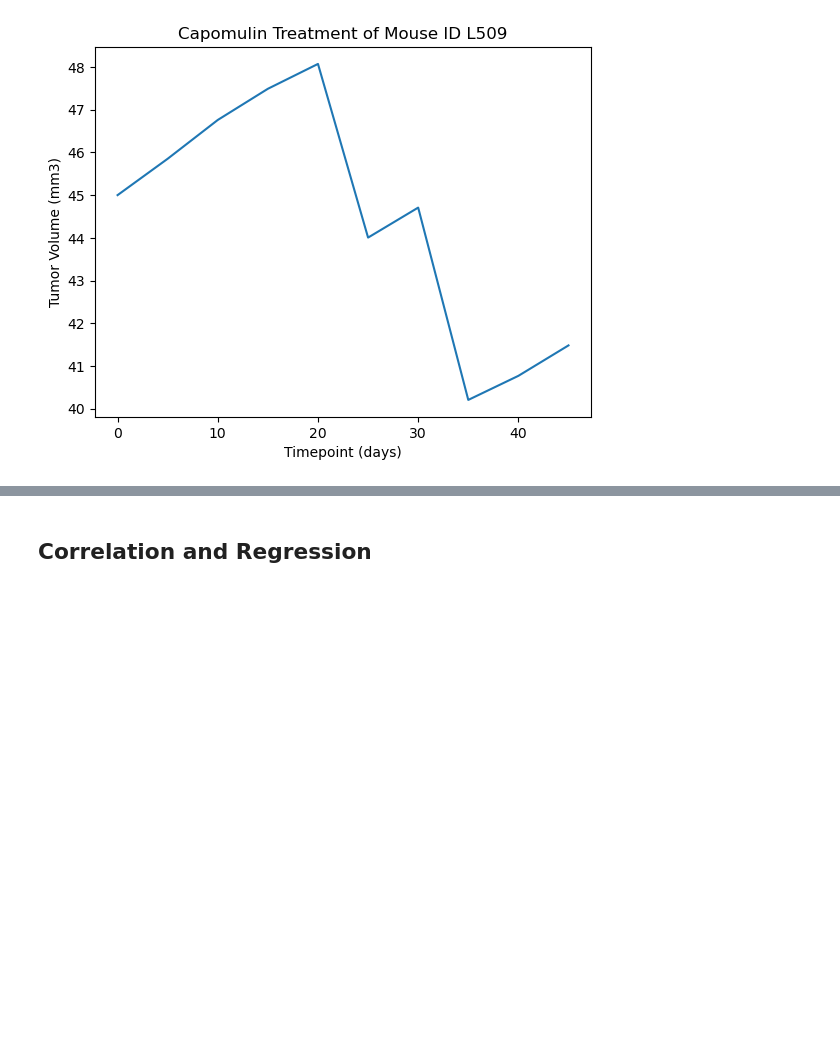
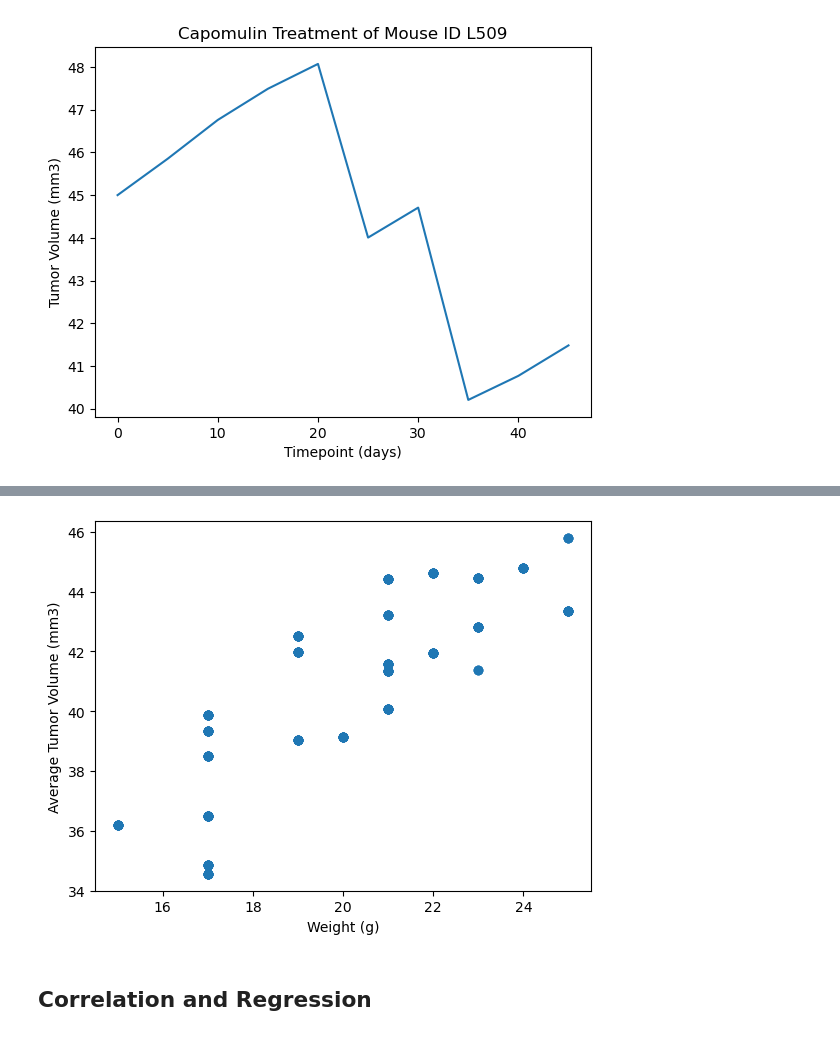
Before and after one commit to angiecfoust/matplotlib_module5, a Jupyter notebook: Pymaceuticals/pymaceuticals_starter.ipynb, the cells around one changed output, grey strips where cells are left out. Saved outputs shown, nothing was run; the diff lists cells and outputs as text; code cells hidden in the pictures; blank space fills up the shorter version.

```diff
--- a/Pymaceuticals/pymaceuticals_starter.ipynb
+++ b/Pymaceuticals/pymaceuticals_starter.ipynb
@@ -367,0 +376,15 @@ plt.show()
+# %%
+# Generate a scatter plot of mouse weight vs. the average observed tumor volume for the entire Capomulin regimen
+#find final tumor volume per mouse in cap
+cap_data_grp = cap_data.groupby("Mouse ID")
+
+av_tumor = cap_data_grp["Tumor Volume (mm3)"].mean()
+
+#create data frame and merge with cap data
+av_tumor_df = pd.DataFrame(av_tumor)
+
+full_cap_data = pd.merge(cap_data, av_tumor_df, on="Mouse ID")
+
+full_cap_data = full_cap_data.rename(columns={"Tumor Volume (mm3)_y":"Av Tumor Vol"})
+
+full_cap_data
@@ -368,2 +405,10 @@ plt.show()
+# %%
+# Create scatterplot
+plt.scatter(full_cap_data["Weight (g)"], full_cap_data["Av Tumor Vol"])
+plt.xlabel("Weight (g)")
+plt.ylabel("Average Tumor Volume (mm3)")
+plt.show()
+# %% [output]
+[figure, added]
 # %% [markdown]
 ## Correlation and Regression
```
Also changed, not shown: parts of 6 cells of this notebook.
